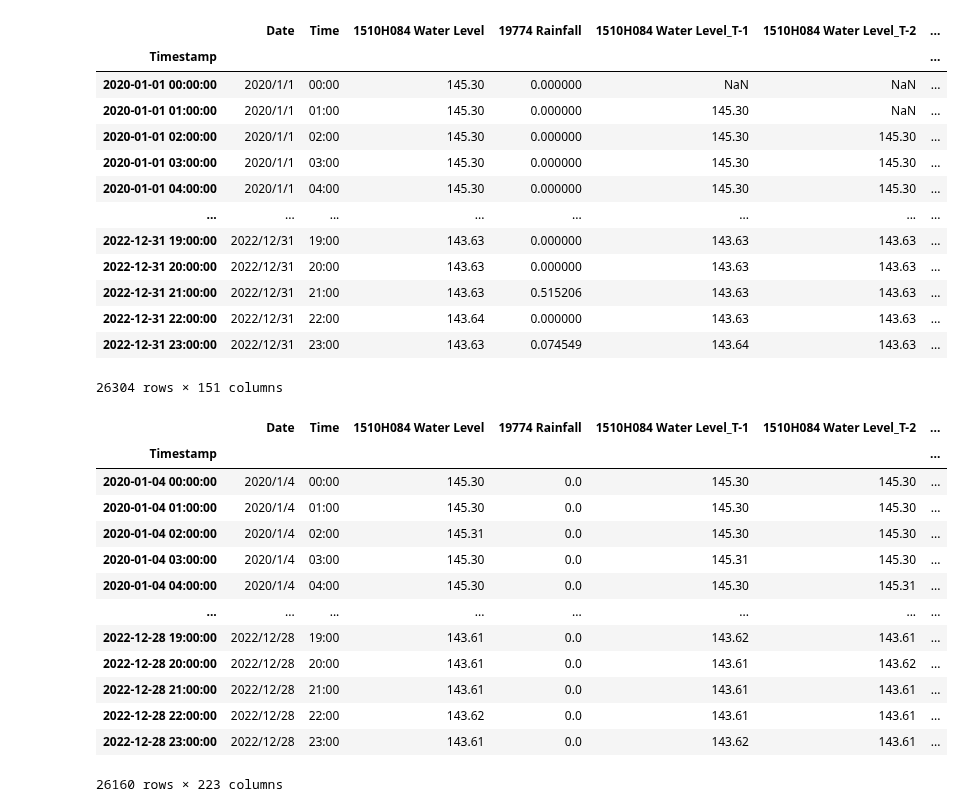
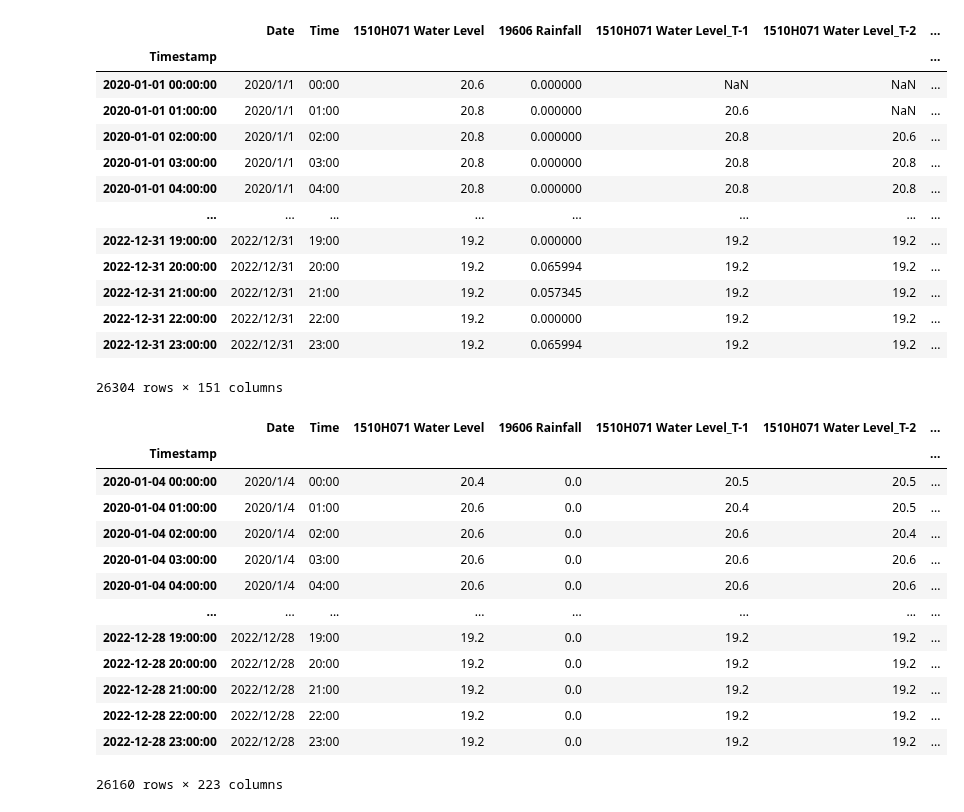
Before and after one commit to wenyi22/-, a Jupyter notebook: water level prediction p2.ipynb, the cells around one changed output. Saved outputs shown, nothing was run; the diff lists cells and outputs as text; code cells hidden in the pictures.

```diff
--- a/water level prediction p2.ipynb
+++ b/water level prediction p2.ipynb
@@ -30,7 +30,7 @@ def create_timestamp(data):
     data = data.set_index('Timestamp')
     return data
 
-data_path = r'C:\Users\rex\Desktop\水位預測\3\1510H084.csv'
+data_path = r'C:\Users\rex\Desktop\水位預測\3\1510H071.csv'
 data = pd.read_csv(data_path)
 
 # 使用函數創建時間戳
@@ -71,66 +71,67 @@ print("已成功。")
 # %%
 data.info()
 # %%
+data['1510H071 Water Level'] = data['1510H071 Water Level'].round(1)
 
 # 列出所有要增加特徵的欄位名稱
 columns_to_expand = [
-    "1510H084 Water Level",
+    # "1510H084 Water Level",
     # "1510H076 Water Level",
-    # "1510H071 Water Level",
+    "1510H071 Water Level",
     # "1510H057 Water Level",
-    "19774 Rainfall"
+    # "19774 Rainfall"
     # "20016 Rainfall",
-    # "19606 Rainfall",
-    # "19335 Rainfall",
+    "19606 Rainfall"
+    # "19335 Rainfall"
 ]
 
 # 增加_T-1到_T-48的特徵
 for col in columns_to_expand:
     for t in range(1, 73):
         new_col_name = f"{col}_T-{t}"
         data[new_col_name] = data[col].shift(t)
 # 建立滑動窗口的平均水位和標準差
 window_size = 48 # 48小時
 
 # for station in ["1510H084", "1510H076", "1510H071", "1510H057"]:
 
 
-for station in ["1510H084"]:
+for station in ["1510H071"]:
     col = f"{station} Water Level"
     data[f"{col}_rolling_mean"] = data[col].rolling(window_size).mean()     #過去48小時平均水位
     data[f"{col}_rolling_std"] = data[col].rolling(window_size).std()       #過去48小時水位標準差
 
 
 # data.to_excel(r'C:\Users\rex\Desktop\水位預測\2\總資料新增特徵.xlsx', index=False)
 
 # 對每個站點的水位差分
 # for station in ["1510H084", "1510H076", "1510H071", "1510H057"]:
 
-for station in ["1510H084"]:
+for station in ["1510H071"]:
     col = f"{station} Water Level"
     data[f"{col}_diff"] = data[col].diff()                                  #前一小時水位差
 
 
 data
 # %% [output]
-|  | Date | Time | 1510H084 Water Level | 19774 Rainfall | 1510H084 Water Level_T-1 | 1510H084 Water Level_T-2 | ... |
+|  | Date | Time | 1510H071 Water Level | 19606 Rainfall | 1510H071 Water Level_T-1 | 1510H071 Water Level_T-2 | ... |
 | Timestamp |  |  |  |  |  |  | ... |
-| 2020-01-01 00:00:00 | 2020/1/1 | 00:00 | 145.30 | 0.000000 | NaN | NaN | ... |
-| 2020-01-01 01:00:00 | 2020/1/1 | 01:00 | 145.30 | 0.000000 | 145.30 | NaN | ... |
-| 2020-01-01 02:00:00 | 2020/1/1 | 02:00 | 145.30 | 0.000000 | 145.30 | 145.30 | ... |
-| 2020-01-01 03:00:00 | 2020/1/1 | 03:00 | 145.30 | 0.000000 | 145.30 | 145.30 | ... |
-| 2020-01-01 04:00:00 | 2020/1/1 | 04:00 | 145.30 | 0.000000 | 145.30 | 145.30 | ... |
+| 2020-01-01 00:00:00 | 2020/1/1 | 00:00 | 20.6 | 0.000000 | NaN | NaN | ... |
+| 2020-01-01 01:00:00 | 2020/1/1 | 01:00 | 20.8 | 0.000000 | 20.6 | NaN | ... |
+| 2020-01-01 02:00:00 | 2020/1/1 | 02:00 | 20.8 | 0.000000 | 20.8 | 20.6 | ... |
+| 2020-01-01 03:00:00 | 2020/1/1 | 03:00 | 20.8 | 0.000000 | 20.8 | 20.8 | ... |
+| 2020-01-01 04:00:00 | 2020/1/1 | 04:00 | 20.8 | 0.000000 | 20.8 | 20.8 | ... |
 | ... | ... | ... | ... | ... | ... | ... | ... |
-| 2022-12-31 19:00:00 | 2022/12/31 | 19:00 | 143.63 | 0.000000 | 143.63 | 143.63 | ... |
-| 2022-12-31 20:00:00 | 2022/12/31 | 20:00 | 143.63 | 0.000000 | 143.63 | 143.63 | ... |
-| 2022-12-31 21:00:00 | 2022/12/31 | 21:00 | 143.63 | 0.515206 | 143.63 | 143.63 | ... |
-| 2022-12-31 22:00:00 | 2022/12/31 | 22:00 | 143.64 | 0.000000 | 143.63 | 143.63 | ... |
-| 2022-12-31 23:00:00 | 2022/12/31 | 23:00 | 143.63 | 0.074549 | 143.64 | 143.63 | ... |
+| 2022-12-31 19:00:00 | 2022/12/31 | 19:00 | 19.2 | 0.000000 | 19.2 | 19.2 | ... |
+| 2022-12-31 20:00:00 | 2022/12/31 | 20:00 | 19.2 | 0.065994 | 19.2 | 19.2 | ... |
+| 2022-12-31 21:00:00 | 2022/12/31 | 21:00 | 19.2 | 0.057345 | 19.2 | 19.2 | ... |
+| 2022-12-31 22:00:00 | 2022/12/31 | 22:00 | 19.2 | 0.000000 | 19.2 | 19.2 | ... |
+| 2022-12-31 23:00:00 | 2022/12/31 | 23:00 | 19.2 | 0.065994 | 19.2 | 19.2 | ... |
 26304 rows × 151 columns
 # %%
 # 增加T+1到T+48的雨量
 for station in [
-    "19774 Rainfall"
+    "19606 Rainfall"
     # "20016 Rainfall",
     # "19335 Rainfall",
     # "19606 Rainfall"
@@ -144,19 +145,19 @@ for station in [
 data = data.dropna()
 data
 # %% [output]
-|  | Date | Time | 1510H084 Water Level | 19774 Rainfall | 1510H084 Water Level_T-1 | 1510H084 Water Level_T-2 | ... |
+|  | Date | Time | 1510H071 Water Level | 19606 Rainfall | 1510H071 Water Level_T-1 | 1510H071 Water Level_T-2 | ... |
 | Timestamp |  |  |  |  |  |  | ... |
-| 2020-01-04 00:00:00 | 2020/1/4 | 00:00 | 145.30 | 0.0 | 145.30 | 145.30 | ... |
-| 2020-01-04 01:00:00 | 2020/1/4 | 01:00 | 145.30 | 0.0 | 145.30 | 145.30 | ... |
-| 2020-01-04 02:00:00 | 2020/1/4 | 02:00 | 145.31 | 0.0 | 145.30 | 145.30 | ... |
-| 2020-01-04 03:00:00 | 2020/1/4 | 03:00 | 145.30 | 0.0 | 145.31 | 145.30 | ... |
-| 2020-01-04 04:00:00 | 2020/1/4 | 04:00 | 145.30 | 0.0 | 145.30 | 145.31 | ... |
+| 2020-01-04 00:00:00 | 2020/1/4 | 00:00 | 20.4 | 0.0 | 20.5 | 20.5 | ... |
+| 2020-01-04 01:00:00 | 2020/1/4 | 01:00 | 20.6 | 0.0 | 20.4 | 20.5 | ... |
+| 2020-01-04 02:00:00 | 2020/1/4 | 02:00 | 20.6 | 0.0 | 20.6 | 20.4 | ... |
+| 2020-01-04 03:00:00 | 2020/1/4 | 03:00 | 20.6 | 0.0 | 20.6 | 20.6 | ... |
+| 2020-01-04 04:00:00 | 2020/1/4 | 04:00 | 20.6 | 0.0 | 20.6 | 20.6 | ... |
 | ... | ... | ... | ... | ... | ... | ... | ... |
-| 2022-12-28 19:00:00 | 2022/12/28 | 19:00 | 143.61 | 0.0 | 143.62 | 143.61 | ... |
-| 2022-12-28 20:00:00 | 2022/12/28 | 20:00 | 143.61 | 0.0 | 143.61 | 143.62 | ... |
-| 2022-12-28 21:00:00 | 2022/12/28 | 21:00 | 143.61 | 0.0 | 143.61 | 143.61 | ... |
-| 2022-12-28 22:00:00 | 2022/12/28 | 22:00 | 143.62 | 0.0 | 143.61 | 143.61 | ... |
-| 2022-12-28 23:00:00 | 2022/12/28 | 23:00 | 143.61 | 0.0 | 143.62 | 143.61 | ... |
+| 2022-12-28 19:00:00 | 2022/12/28 | 19:00 | 19.2 | 0.0 | 19.2 | 19.2 | ... |
+| 2022-12-28 20:00:00 | 2022/12/28 | 20:00 | 19.2 | 0.0 | 19.2 | 19.2 | ... |
+| 2022-12-28 21:00:00 | 2022/12/28 | 21:00 | 19.2 | 0.0 | 19.2 | 19.2 | ... |
+| 2022-12-28 22:00:00 | 2022/12/28 | 22:00 | 19.2 | 0.0 | 19.2 | 19.2 | ... |
+| 2022-12-28 23:00:00 | 2022/12/28 | 23:00 | 19.2 | 0.0 | 19.2 | 19.2 | ... |
 26160 rows × 223 columns
 # %%
 import sys
```
Also changed, not shown: parts of 16 cells of this notebook, 3 other files.
